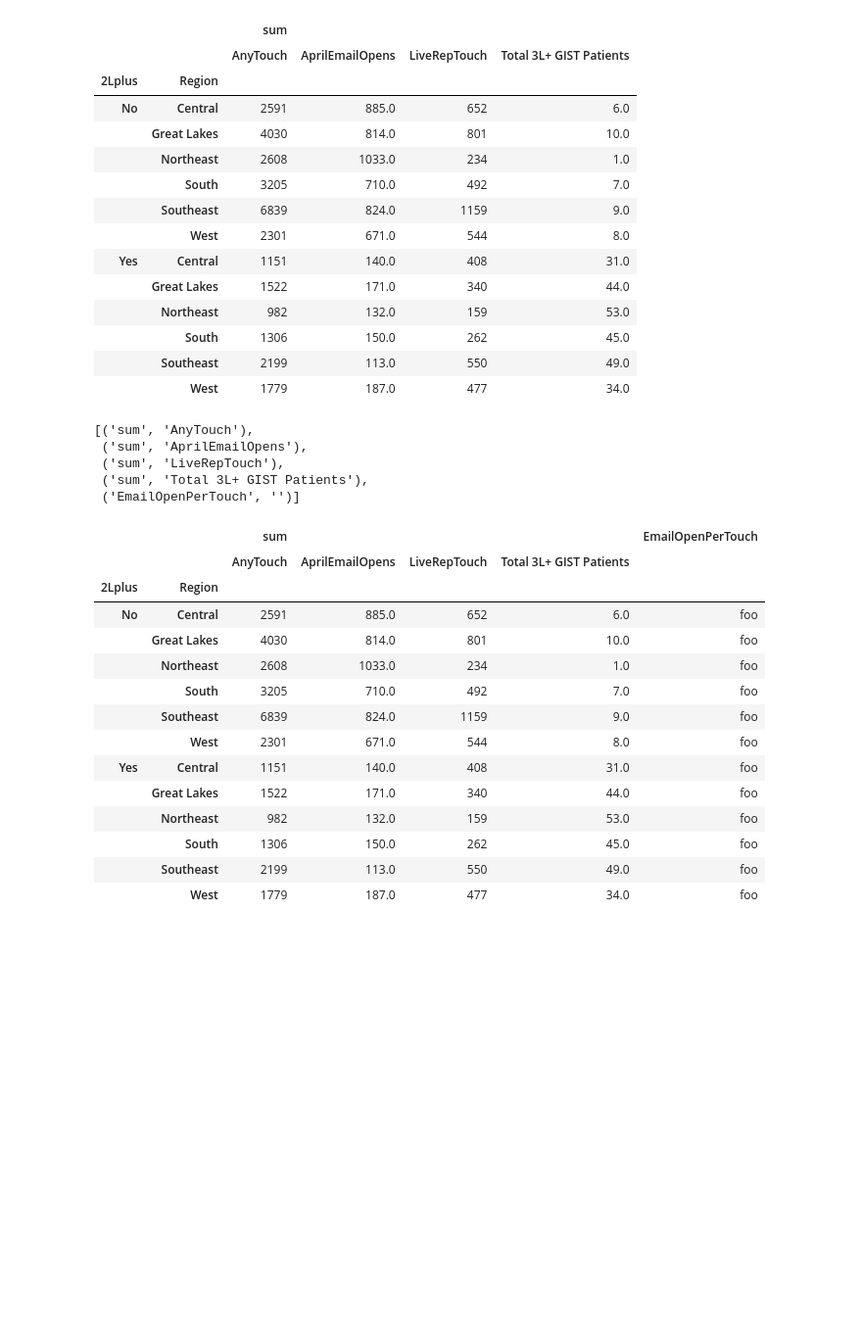
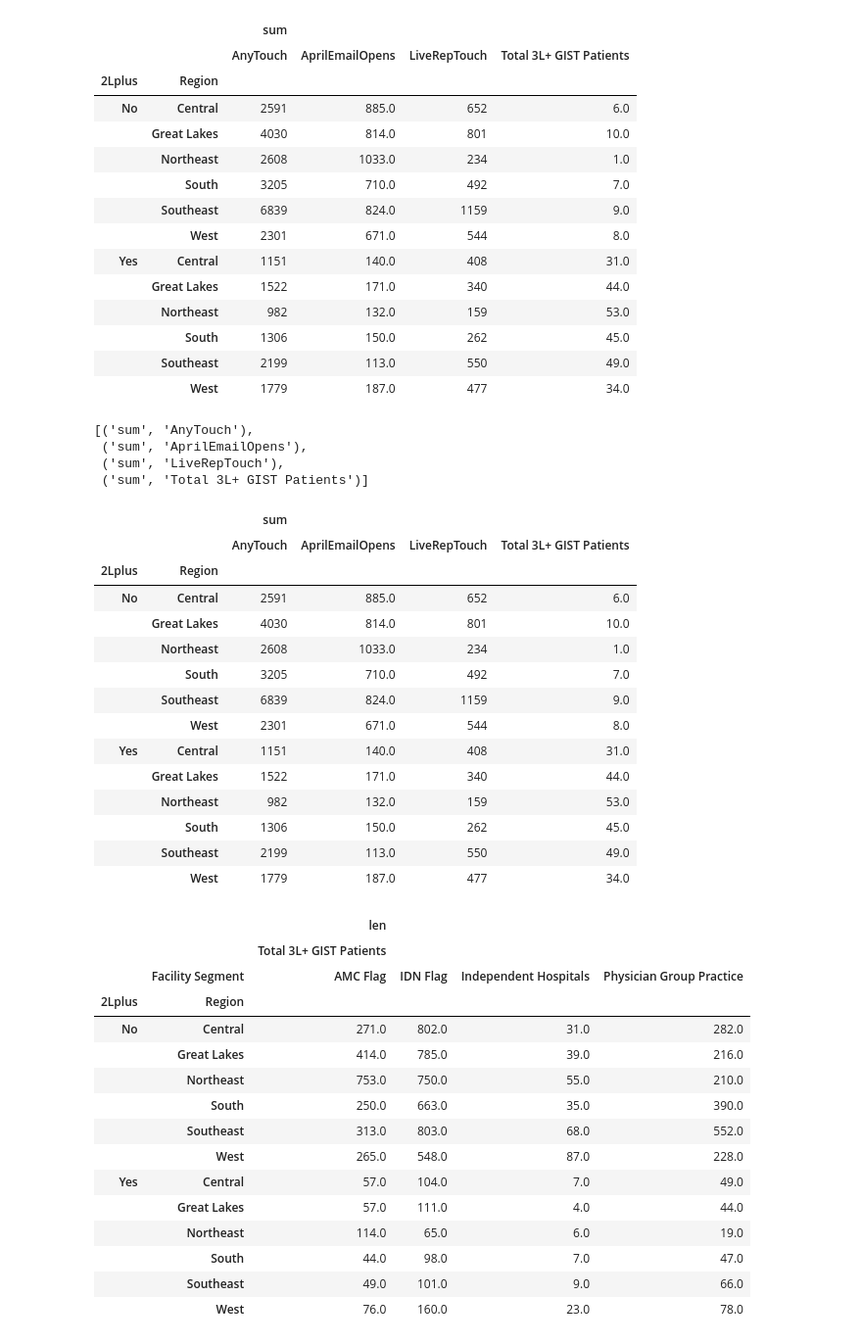
Before and after one commit to xthomas/dataviz, a Jupyter notebook: podcastcount/regions_01.ipynb, the cells around one changed output. Shown at 98% size. Saved outputs shown, nothing was run; the diff lists cells and outputs as text; code cells hidden in the pictures; blank space fills up the shorter version.

Commit message:
Added a settings-filter

```diff
--- a/podcastcount/regions_01.ipynb
+++ b/podcastcount/regions_01.ipynb
@@ -11,6 +11,7 @@ df.shape
 df.rename(columns = {'2L+ TKI Target':'2Lplus',
                      'LTD Reach - Live':'LiveRepTouch',
                      'LTD Reach - All Reach Methods':'AnyTouch',
+                     'LTD QINLOCK Rx (HCP)' : 'WroteQinlock',
                      'April Marketing Campaign - Email Open Count':'AprilEmailOpens'},inplace = True)
 # %%
 list(df)
@@ -175,23 +176,45 @@ list(table)
 [('sum', 'AnyTouch'),
  ('sum', 'AprilEmailOpens'),
  ('sum', 'LiveRepTouch'),
- ('sum', 'Total 3L+ GIST Patients'),
- ('EmailOpenPerTouch', '')]
+ ('sum', 'Total 3L+ GIST Patients')]
 # %%
 table
 # %% [output]
-|  |  | sum |  |  |  | EmailOpenPerTouch |
-|  |  | AnyTouch | AprilEmailOpens | LiveRepTouch | Total 3L+ GIST Patients |  |
-| 2Lplus | Region |  |  |  |  |  |
-| No | Central | 2591 | 885.0 | 652 | 6.0 | foo |
-|  | Great Lakes | 4030 | 814.0 | 801 | 10.0 | foo |
-|  | Northeast | 2608 | 1033.0 | 234 | 1.0 | foo |
-|  | South | 3205 | 710.0 | 492 | 7.0 | foo |
-|  | Southeast | 6839 | 824.0 | 1159 | 9.0 | foo |
-|  | West | 2301 | 671.0 | 544 | 8.0 | foo |
-| Yes | Central | 1151 | 140.0 | 408 | 31.0 | foo |
-|  | Great Lakes | 1522 | 171.0 | 340 | 44.0 | foo |
-|  | Northeast | 982 | 132.0 | 159 | 53.0 | foo |
-|  | South | 1306 | 150.0 | 262 | 45.0 | foo |
-|  | Southeast | 2199 | 113.0 | 550 | 49.0 | foo |
-|  | West | 1779 | 187.0 | 477 | 34.0 | foo |
+|  |  | sum |  |  |  |
+|  |  | AnyTouch | AprilEmailOpens | LiveRepTouch | Total 3L+ GIST Patients |
+| 2Lplus | Region |  |  |  |  |
+| No | Central | 2591 | 885.0 | 652 | 6.0 |
+|  | Great Lakes | 4030 | 814.0 | 801 | 10.0 |
+|  | Northeast | 2608 | 1033.0 | 234 | 1.0 |
+|  | South | 3205 | 710.0 | 492 | 7.0 |
+|  | Southeast | 6839 | 824.0 | 1159 | 9.0 |
+|  | West | 2301 | 671.0 | 544 | 8.0 |
+| Yes | Central | 1151 | 140.0 | 408 | 31.0 |
+|  | Great Lakes | 1522 | 171.0 | 340 | 44.0 |
+|  | Northeast | 982 | 132.0 | 159 | 53.0 |
+|  | South | 1306 | 150.0 | 262 | 45.0 |
+|  | Southeast | 2199 | 113.0 | 550 | 49.0 |
+|  | West | 1779 | 187.0 | 477 | 34.0 |
+# %%
+settings = pd.pivot_table(df,index=["2Lplus","Region"],
+                values=["Total 3L+ GIST Patients"],
+                columns=["Facility Segment"],
+                aggfunc=[len])
+settings
+# %% [output]
+|  |  | len |  |  |  |
+|  |  | Total 3L+ GIST Patients |  |  |  |
+|  | Facility Segment | AMC Flag | IDN Flag | Independent Hospitals | Physician Group Practice |
+| 2Lplus | Region |  |  |  |  |
+| No | Central | 271.0 | 802.0 | 31.0 | 282.0 |
+|  | Great Lakes | 414.0 | 785.0 | 39.0 | 216.0 |
+|  | Northeast | 753.0 | 750.0 | 55.0 | 210.0 |
+|  | South | 250.0 | 663.0 | 35.0 | 390.0 |
+|  | Southeast | 313.0 | 803.0 | 68.0 | 552.0 |
+|  | West | 265.0 | 548.0 | 87.0 | 228.0 |
+| Yes | Central | 57.0 | 104.0 | 7.0 | 49.0 |
+|  | Great Lakes | 57.0 | 111.0 | 4.0 | 44.0 |
+|  | Northeast | 114.0 | 65.0 | 6.0 | 19.0 |
+|  | South | 44.0 | 98.0 | 7.0 | 47.0 |
+|  | Southeast | 49.0 | 101.0 | 9.0 | 66.0 |
+|  | West | 76.0 | 160.0 | 23.0 | 78.0 |
```
Also changed, not shown: parts of 2 cells of this notebook.
